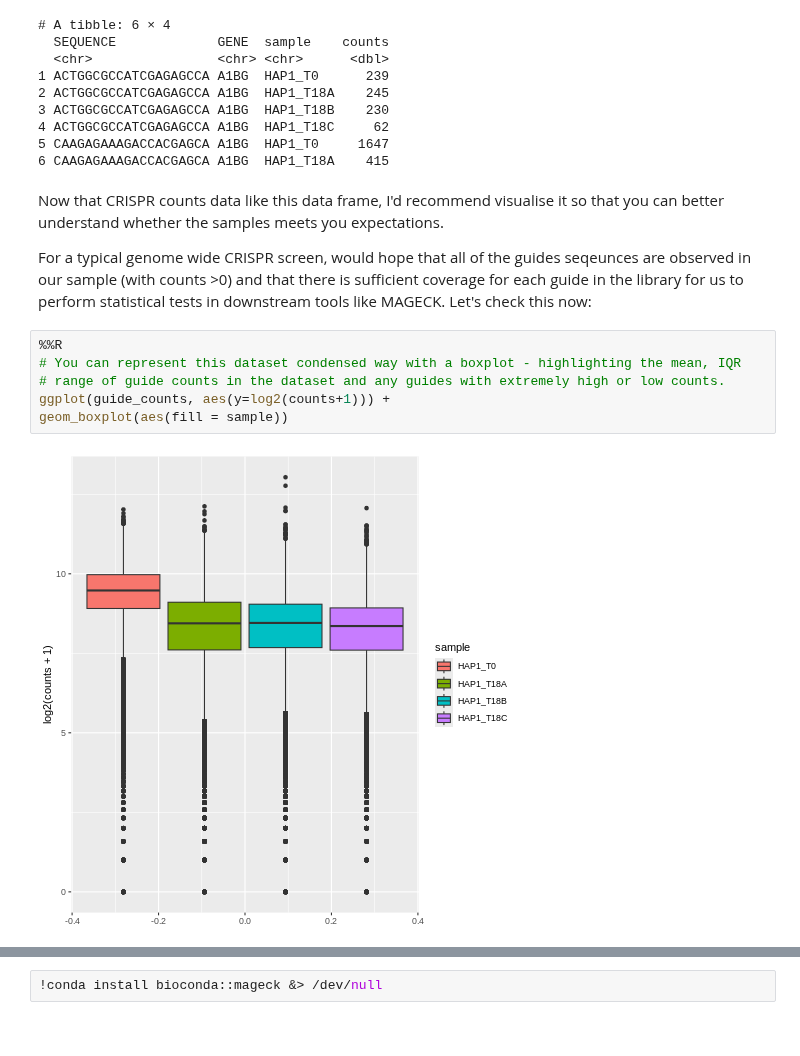
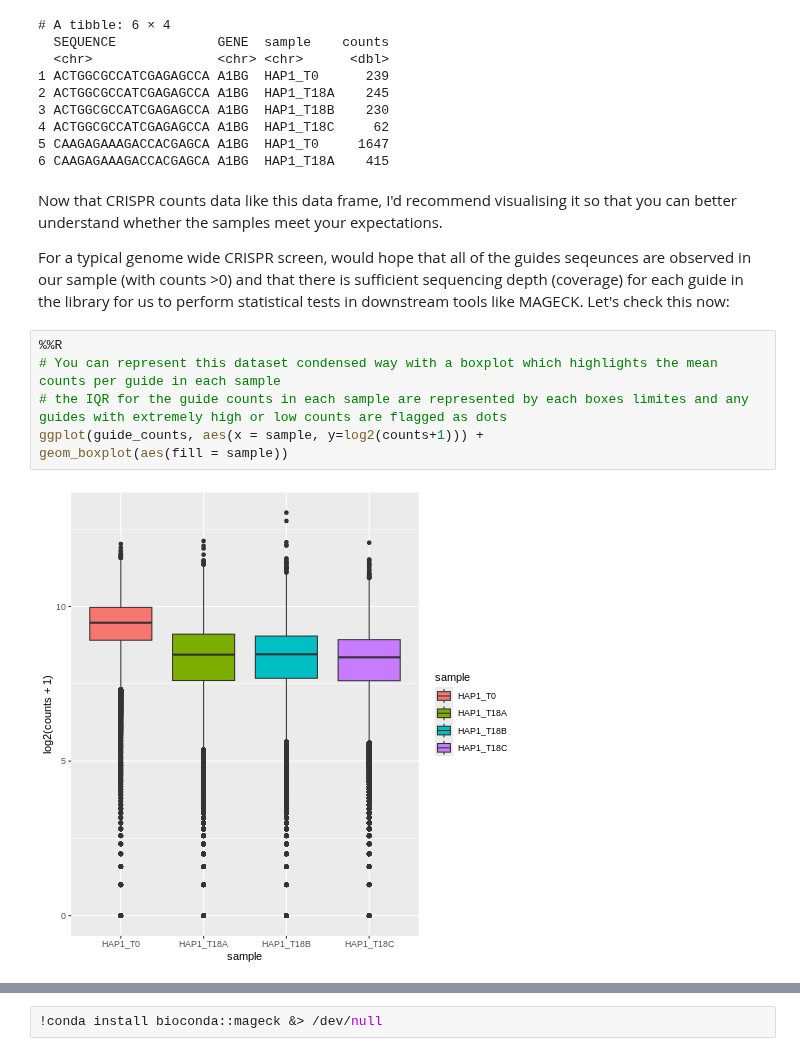
Before and after one commit to WCSCourses/CRISPR_informatics_2025, a Jupyter notebook: modules/crispr_screen_analysis/02_crispr_counts_analysis.ipynb, the cells around one changed output, grey strips where cells are left out. Cells and saved outputs as stored; diff of their text form.

```diff
--- a/modules/crispr_screen_analysis/02_crispr_counts_analysis.ipynb
+++ b/modules/crispr_screen_analysis/02_crispr_counts_analysis.ipynb
@@ -156,16 +156,16 @@ head(guide_counts)
 5 CAAGAGAAAGACCACGAGCA A1BG  HAP1_T0     1647
 6 CAAGAGAAAGACCACGAGCA A1BG  HAP1_T18A    415
 # %% [markdown]
-Now that CRISPR counts data like this data frame, I'd recommend visualise it so that you can better understand whether the samples meets you expectations.
+Now that CRISPR counts data like this data frame, I'd recommend visualising it so that you can better understand whether the samples meet your expectations.
 
-For a typical genome wide CRISPR screen, would hope that all of the guides seqeunces are observed in our sample (with counts >0) and that there is sufficient coverage for each guide in the library for us to perform statistical tests in downstream tools like MAGECK. Let's check this now:
+For a typical genome wide CRISPR screen, would hope that all of the guides seqeunces are observed in our sample (with counts >0) and that there is sufficient sequencing depth (coverage) for each guide in the library for us to perform statistical tests in downstream tools like MAGECK. Let's check this now:
 # %%
 %%R
-# You can represent this dataset condensed way with a boxplot - highlighting the mean, IQR
-# range of guide counts in the dataset and any guides with extremely high or low counts.
-ggplot(guide_counts, aes(y=log2(counts+1))) +
+# You can represent this dataset condensed way with a boxplot which highlights the mean counts per guide in each sample
+# the IQR for the guide counts in each sample are represented by each boxes limites and any guides with extremely high or low counts are flagged as dots
+ggplot(guide_counts, aes(x = sample, y=log2(counts+1))) +
 geom_boxplot(aes(fill = sample))
 # %% [output]
-[figure, old version]
+[figure, new version]
 # %%
 %%R
```
Also changed, not shown: parts of 41 cells of this notebook.
